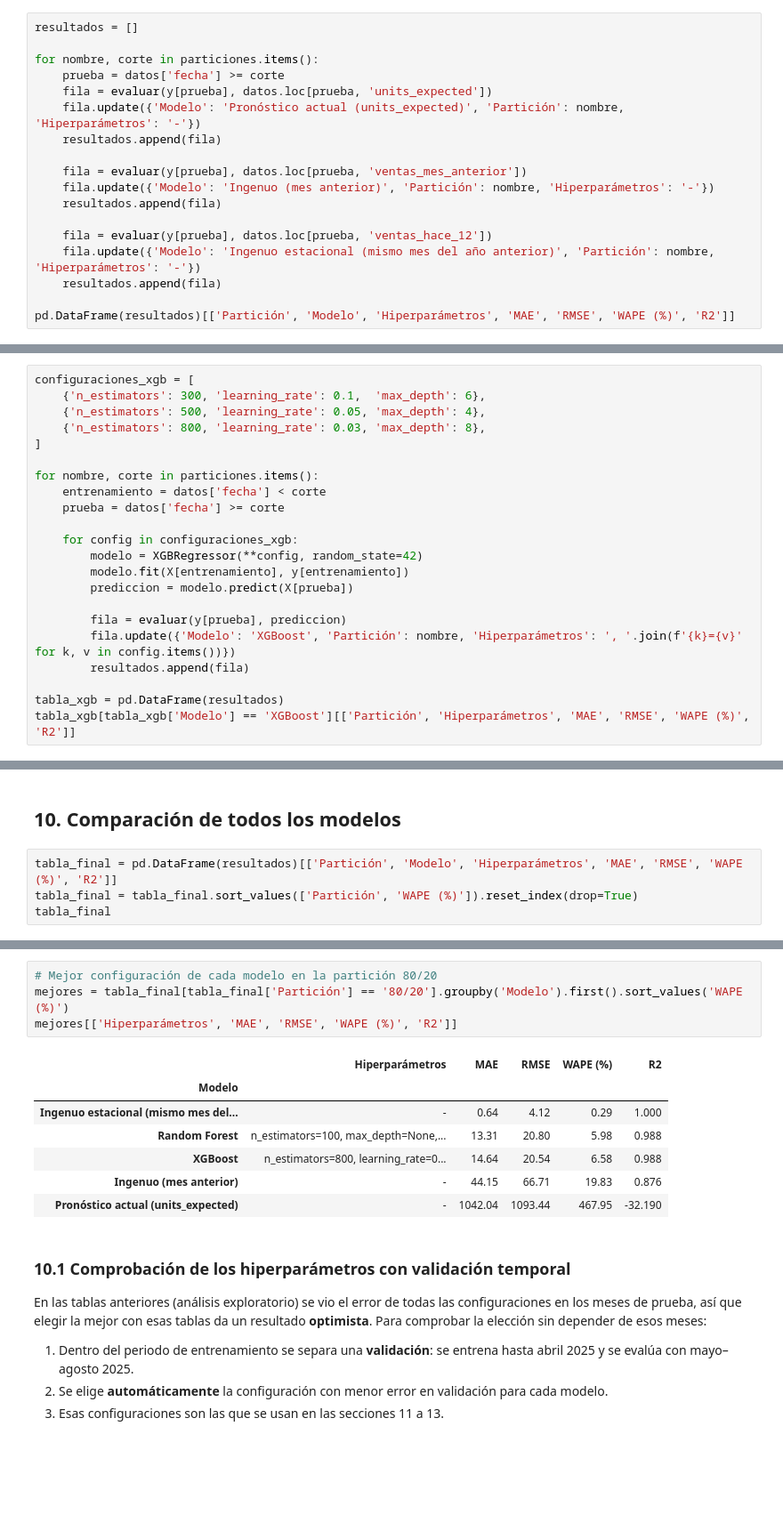
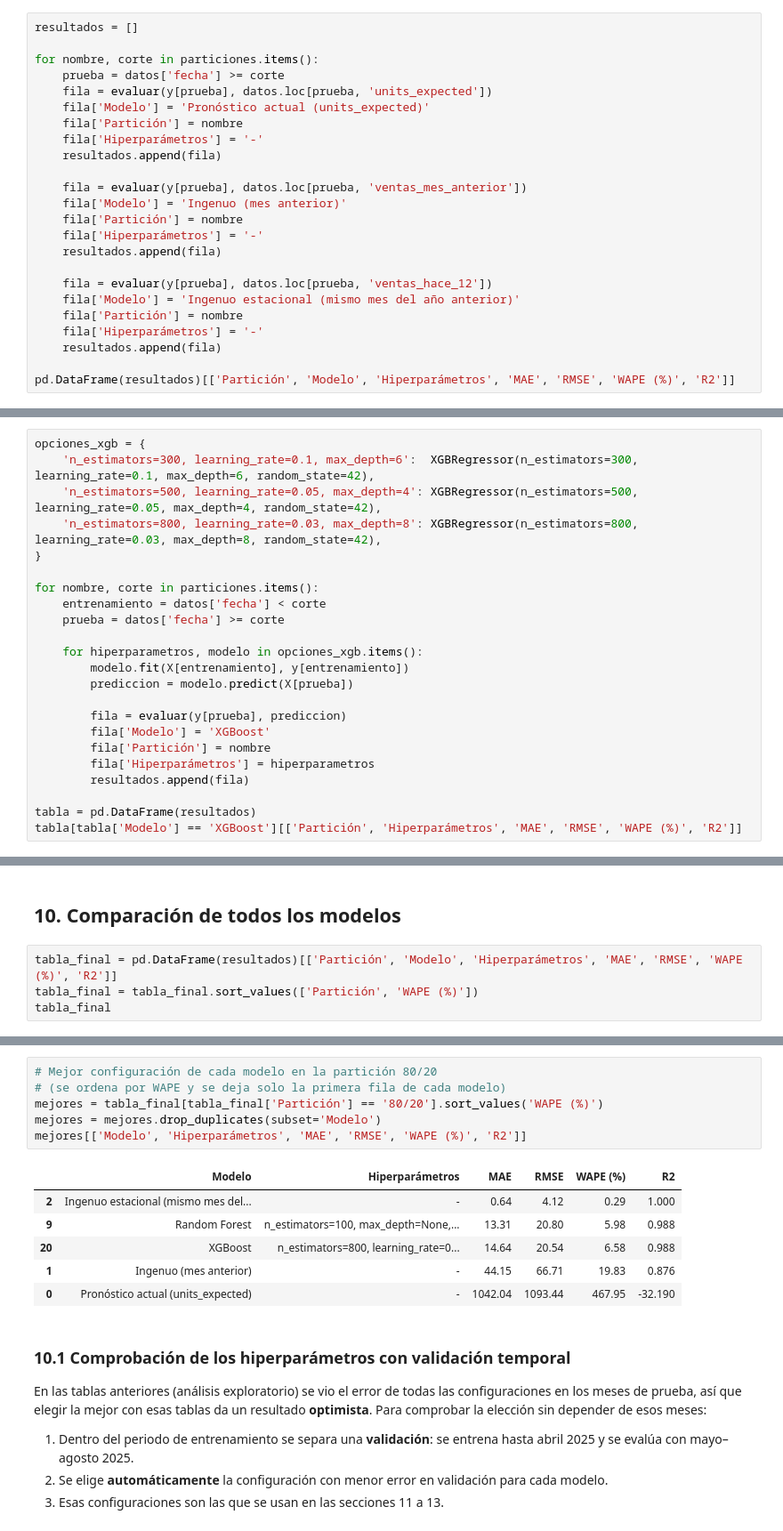
Before and after one commit to patatamanYT/no-entear, a Jupyter notebook: etapa_5_1_codigo/TI3002C_Etapa 5.1_Código ML_6_Jaime Hernández González.ipynb, the cells around one changed output, grey strips where cells are left out. Shown at 89% size. Saved outputs shown, nothing was run; the diff lists cells and outputs as text; blank space fills up the shorter version.

```diff
--- a/etapa_5_1_codigo/TI3002C_Etapa 5.1_Código ML_6_Jaime Hernández González.ipynb
+++ b/etapa_5_1_codigo/TI3002C_Etapa 5.1_Código ML_6_Jaime Hernández González.ipynb
@@ -322,15 +324,21 @@ resultados = []
 for nombre, corte in particiones.items():
     prueba = datos['fecha'] >= corte
     fila = evaluar(y[prueba], datos.loc[prueba, 'units_expected'])
-    fila.update({'Modelo': 'Pronóstico actual (units_expected)', 'Partición': nombre, 'Hiperparámetros': '-'})
+    fila['Modelo'] = 'Pronóstico actual (units_expected)'
+    fila['Partición'] = nombre
+    fila['Hiperparámetros'] = '-'
     resultados.append(fila)
 
     fila = evaluar(y[prueba], datos.loc[prueba, 'ventas_mes_anterior'])
-    fila.update({'Modelo': 'Ingenuo (mes anterior)', 'Partición': nombre, 'Hiperparámetros': '-'})
+    fila['Modelo'] = 'Ingenuo (mes anterior)'
+    fila['Partición'] = nombre
+    fila['Hiperparámetros'] = '-'
     resultados.append(fila)
 
     fila = evaluar(y[prueba], datos.loc[prueba, 'ventas_hace_12'])
-    fila.update({'Modelo': 'Ingenuo estacional (mismo mes del año anterior)', 'Partición': nombre, 'Hiperparámetros': '-'})
+    fila['Modelo'] = 'Ingenuo estacional (mismo mes del año anterior)'
+    fila['Partición'] = nombre
+    fila['Hiperparámetros'] = '-'
     resultados.append(fila)
 
 pd.DataFrame(resultados)[['Partición', 'Modelo', 'Hiperparámetros', 'MAE', 'RMSE', 'WAPE (%)', 'R2']]
@@ -400,27 +410,28 @@ Hiperparámetros que se prueban:
 - `learning_rate`: qué tanto corrige cada árbol (más bajo = más lento pero más cuidadoso).
 - `max_depth`: profundidad máxima de cada árbol.
 # %%
-configuraciones_xgb = [
-    {'n_estimators': 300, 'learning_rate': 0.1,  'max_depth': 6},
-    {'n_estimators': 500, 'learning_rate': 0.05, 'max_depth': 4},
-    {'n_estimators': 800, 'learning_rate': 0.03, 'max_depth': 8},
-]
+opciones_xgb = {
+    'n_estimators=300, learning_rate=0.1, max_depth=6':  XGBRegressor(n_estimators=300, learning_rate=0.1, max_depth=6, random_state=42),
+    'n_estimators=500, learning_rate=0.05, max_depth=4': XGBRegressor(n_estimators=500, learning_rate=0.05, max_depth=4, random_state=42),
+    'n_estimators=800, learning_rate=0.03, max_depth=8': XGBRegressor(n_estimators=800, learning_rate=0.03, max_depth=8, random_state=42),
+}
 
 for nombre, corte in particiones.items():
     entrenamiento = datos['fecha'] < corte
     prueba = datos['fecha'] >= corte
 
-    for config in configuraciones_xgb:
-        modelo = XGBRegressor(**config, random_state=42)
+    for hiperparametros, modelo in opciones_xgb.items():
         modelo.fit(X[entrenamiento], y[entrenamiento])
         prediccion = modelo.predict(X[prueba])
 
         fila = evaluar(y[prueba], prediccion)
-        fila.update({'Modelo': 'XGBoost', 'Partición': nombre, 'Hiperparámetros': ', '.join(f'{k}={v}' for k, v in config.items())})
+        fila['Modelo'] = 'XGBoost'
+        fila['Partición'] = nombre
+        fila['Hiperparámetros'] = hiperparametros
         resultados.append(fila)
 
-tabla_xgb = pd.DataFrame(resultados)
-tabla_xgb[tabla_xgb['Modelo'] == 'XGBoost'][['Partición', 'Hiperparámetros', 'MAE', 'RMSE', 'WAPE (%)', 'R2']]
+tabla = pd.DataFrame(resultados)
+tabla[tabla['Modelo'] == 'XGBoost'][['Partición', 'Hiperparámetros', 'MAE', 'RMSE', 'WAPE (%)', 'R2']]
 # %% [output]
 |  | Partición | Hiperparámetros | MAE | RMSE | WAPE (%) | R2 |
 | 18 | 80/20 | n_estimators=300, learning_rate=0... | 20.23 | 27.61 | 9.09 | 0.979 |
@@ -436,7 +447,7 @@ tabla_xgb[tabla_xgb['Modelo'] == 'XGBoost'][['Partición', 'Hiperparámetros', '
 ## 10. Comparación de todos los modelos
 # %%
 tabla_final = pd.DataFrame(resultados)[['Partición', 'Modelo', 'Hiperparámetros', 'MAE', 'RMSE', 'WAPE (%)', 'R2']]
-tabla_final = tabla_final.sort_values(['Partición', 'WAPE (%)']).reset_index(drop=True)
+tabla_final = tabla_final.sort_values(['Partición', 'WAPE (%)'])
 tabla_final
 # %% [output]
 |  | Partición | Modelo | Hiperparámetros | MAE | RMSE | WAPE (%) | R2 |
@@ -471,16 +482,17 @@ resumen
 | Pronóstico actual (units_expected) | 467.95 | 471.23 | 483.00 |
 # %%
 # Mejor configuración de cada modelo en la partición 80/20
-mejores = tabla_final[tabla_final['Partición'] == '80/20'].groupby('Modelo').first().sort_values('WAPE (%)')
-mejores[['Hiperparámetros', 'MAE', 'RMSE', 'WAPE (%)', 'R2']]
+# (se ordena por WAPE y se deja solo la primera fila de cada modelo)
+mejores = tabla_final[tabla_final['Partición'] == '80/20'].sort_values('WAPE (%)')
+mejores = mejores.drop_duplicates(subset='Modelo')
+mejores[['Modelo', 'Hiperparámetros', 'MAE', 'RMSE', 'WAPE (%)', 'R2']]
 # %% [output]
-|  | Hiperparámetros | MAE | RMSE | WAPE (%) | R2 |
-| Modelo |  |  |  |  |  |
-| Ingenuo estacional (mismo mes del... | - | 0.64 | 4.12 | 0.29 | 1.000 |
-| Random Forest | n_estimators=100, max_depth=None,... | 13.31 | 20.80 | 5.98 | 0.988 |
-| XGBoost | n_estimators=800, learning_rate=0... | 14.64 | 20.54 | 6.58 | 0.988 |
-| Ingenuo (mes anterior) | - | 44.15 | 66.71 | 19.83 | 0.876 |
-| Pronóstico actual (units_expected) | - | 1042.04 | 1093.44 | 467.95 | -32.190 |
+|  | Modelo | Hiperparámetros | MAE | RMSE | WAPE (%) | R2 |
+| 2 | Ingenuo estacional (mismo mes del... | - | 0.64 | 4.12 | 0.29 | 1.000 |
+| 9 | Random Forest | n_estimators=100, max_depth=None,... | 13.31 | 20.80 | 5.98 | 0.988 |
+| 20 | XGBoost | n_estimators=800, learning_rate=0... | 14.64 | 20.54 | 6.58 | 0.988 |
+| 1 | Ingenuo (mes anterior) | - | 44.15 | 66.71 | 19.83 | 0.876 |
+| 0 | Pronóstico actual (units_expected) | - | 1042.04 | 1093.44 | 467.95 | -32.190 |
 # %% [markdown]
 ### 10.1 Comprobación de los hiperparámetros con validación temporal
 En las tablas anteriores (análisis exploratorio) se vio el error de todas las configuraciones en los meses de prueba, así que elegir la mejor con esas tablas da un resultado **optimista**. Para comprobar la elección sin depender de esos meses:
```
Also changed, not shown: parts of 14 cells of this notebook, 3 other files.
